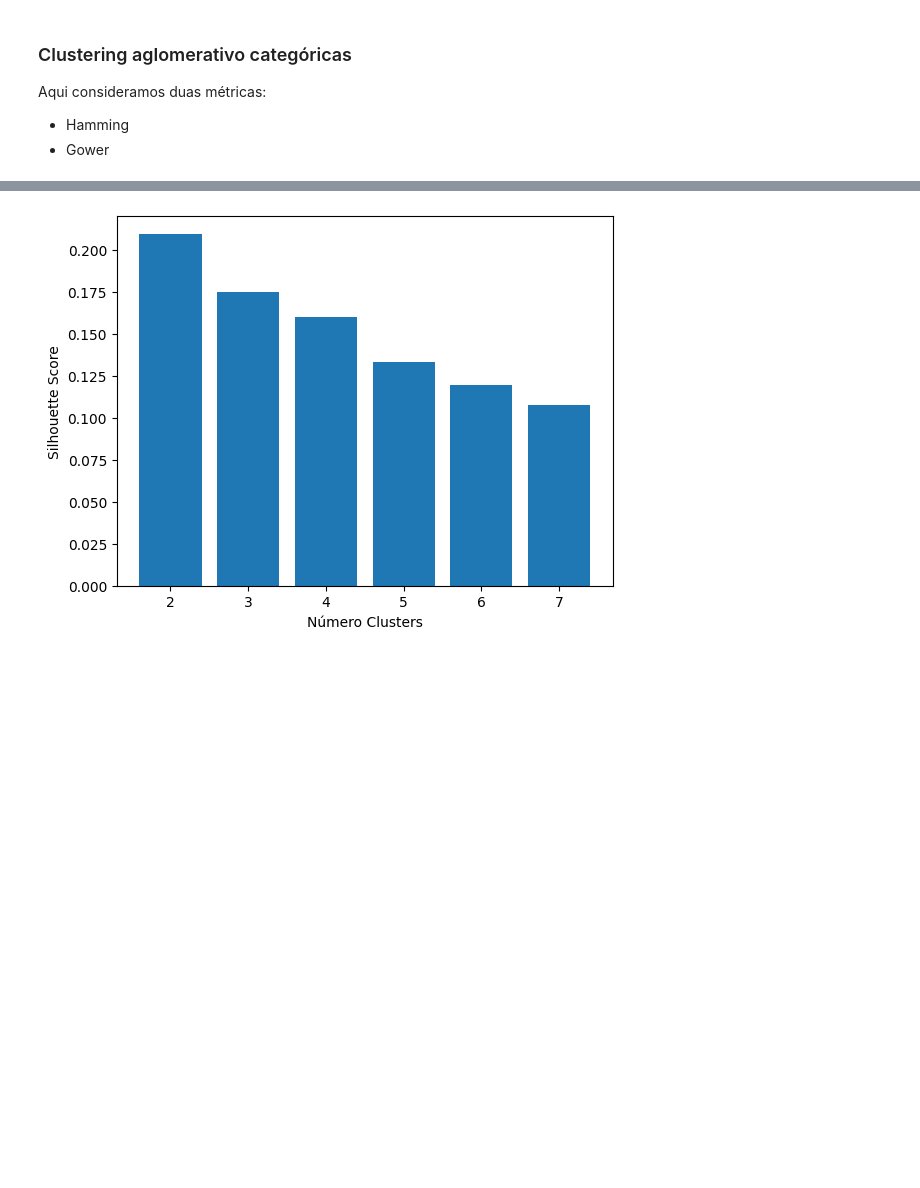
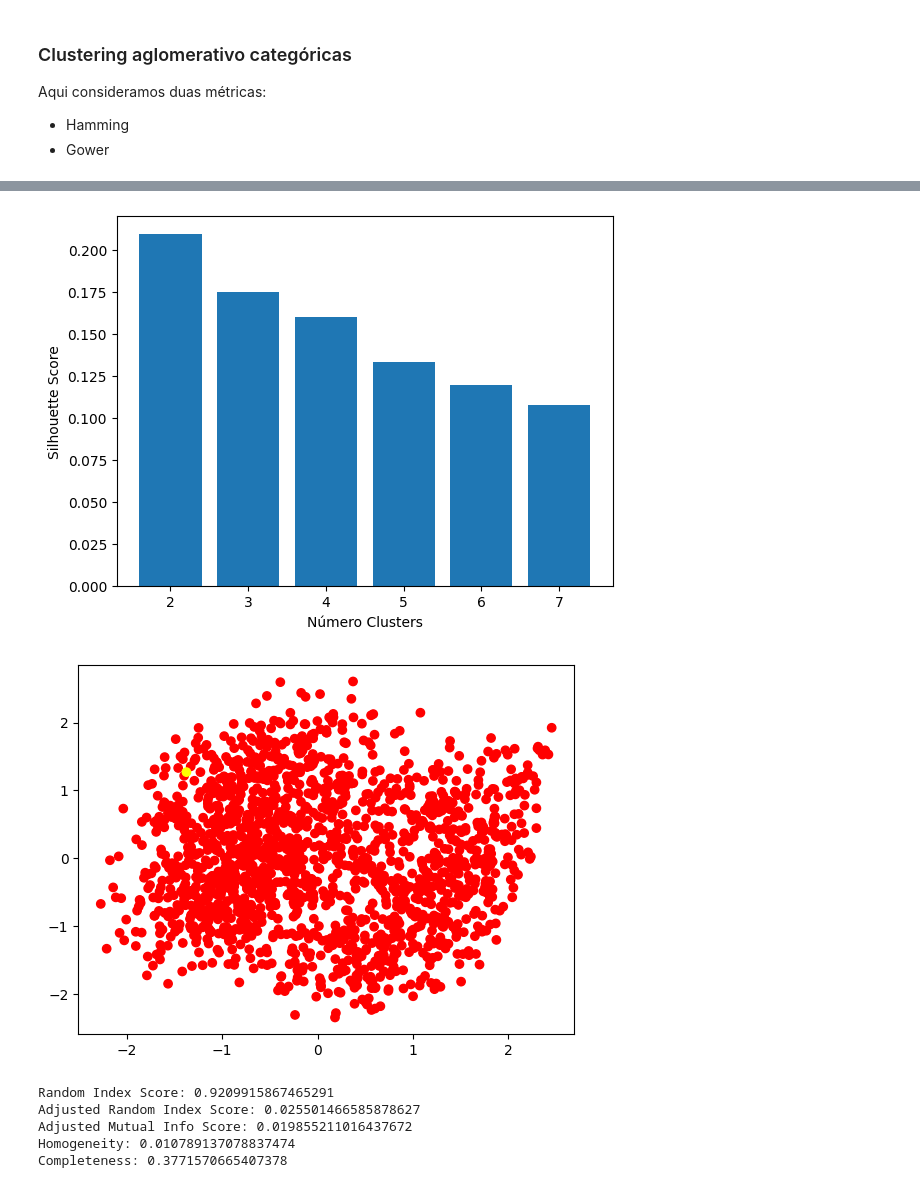
Before and after one commit to nunopcfmarques/Projeto-MEDM, a Jupyter notebook: Métodos_Hierárquicos.ipynb, the cells around one changed output, grey strips where cells are left out. Saved outputs shown, nothing was run; the diff lists cells and outputs as text; code cells hidden in the pictures; blank space fills up the shorter version.

```diff
--- a/Métodos_Hierárquicos.ipynb
+++ b/Métodos_Hierárquicos.ipynb
@@ -291,13 +229,19 @@ clustering_metrics(X_cat_1H, 2,
 # %%
 silhouette_score_list(X_cat_1H, affinity="hamming", linkage="single")
 
 pca_visualization2D(
     X_cat_1H, 2, affinity="hamming", linkage="single")
 
-plot_dendrogram(AgglomerativeClustering(distance_threshold=0, n_clusters=None, affinity="hamming", linkage="single").fit(X_cat_1H)
+plot_dendrogram(AgglomerativeClustering(distance_threshold=0, n_clusters=None, affinity="hamming", linkage="single").fit(X_cat_1H), truncate_mode="level", p=60
                 )
 
-clustering_metrics(X_cat_1H, 2,
+df = clustering_metrics(X_cat_1H, 2,
                    affinity="hamming", linkage="single")
 # %% [output]
 [figure]
+[figure, added]
+Random Index Score: 0.9209915867465291
+Adjusted Random Index Score: 0.025501466585878627
+Adjusted Mutual Info Score: 0.019855211016437672
+Homogeneity: 0.010789137078837474
+Completeness: 0.3771570665407378
```
Also changed, not shown: parts of 24 cells of this notebook, 31 other files.
